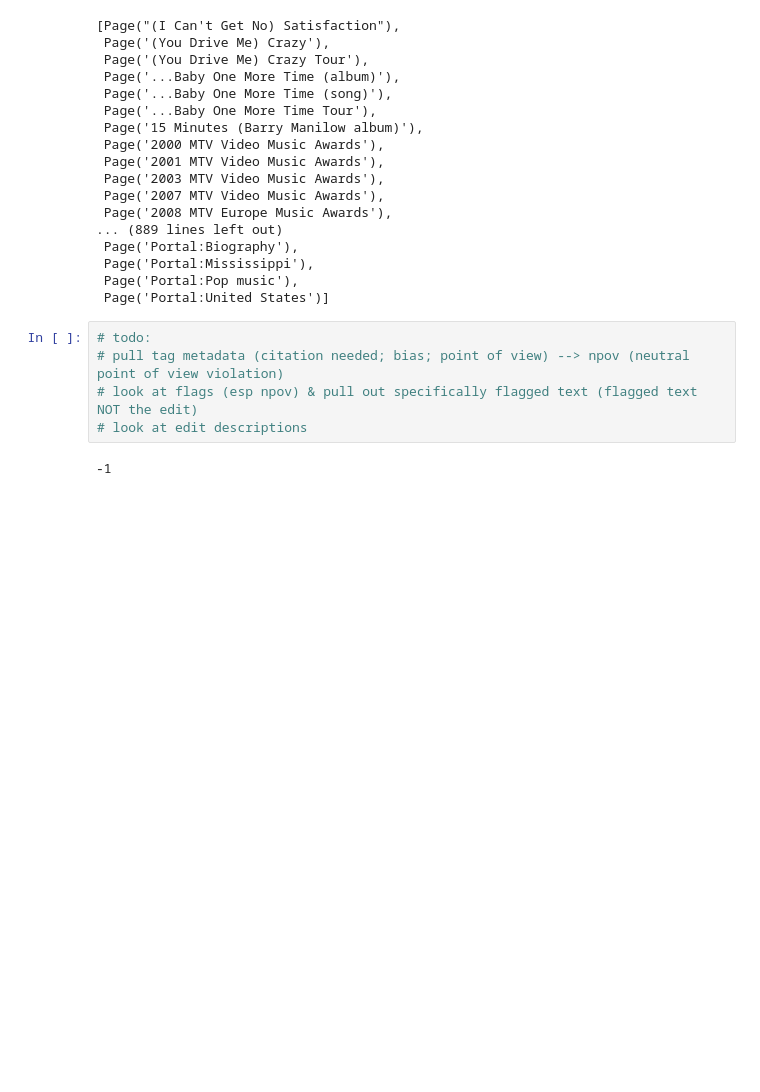
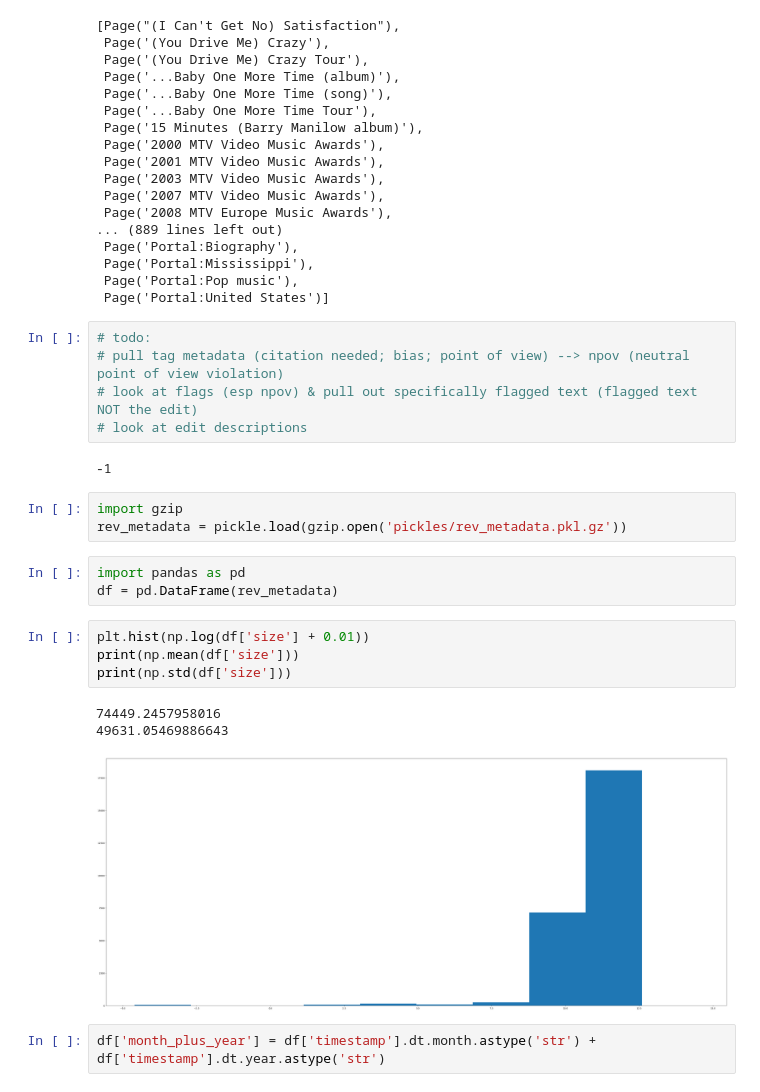
Before and after one commit to asmithh/wikibrit, a Jupyter notebook: dataviz.ipynb, the cells around one changed output. Cells and saved outputs as stored; diff of their text form; blank space fills up the shorter version.

```diff
--- a/dataviz.ipynb
+++ b/dataviz.ipynb
@@ -82,3 +88,19 @@ page = pywikibot.Page(site, "Britney Spears")
 # look at edit descriptions
 # %% [output]
 -1
+# %%
+import gzip
+rev_metadata = pickle.load(gzip.open('pickles/rev_metadata.pkl.gz'))
+# %%
+import pandas as pd
+df = pd.DataFrame(rev_metadata)
+# %%
+plt.hist(np.log(df['size'] + 0.01))
+print(np.mean(df['size']))
+print(np.std(df['size']))
+# %% [output]
+74449.2457958016
+49631.05469886643
+[figure, added]
+# %%
+df['month_plus_year'] = df['timestamp'].dt.month.astype('str') + df['timestamp'].dt.year.astype('str')
```
Also changed, not shown: parts of 14 cells of this notebook.
